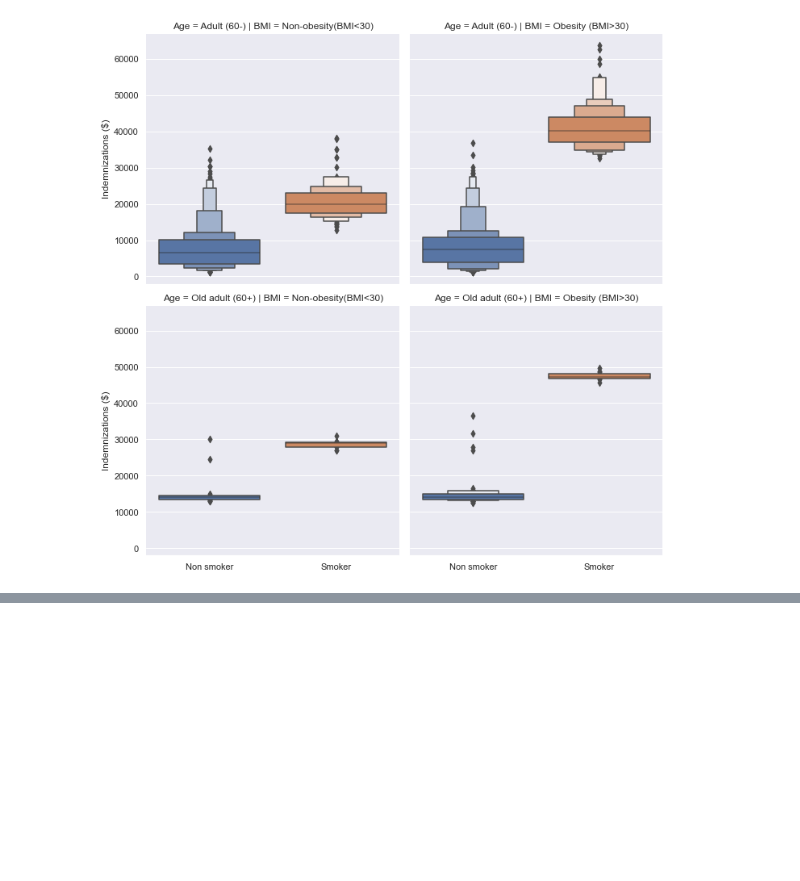
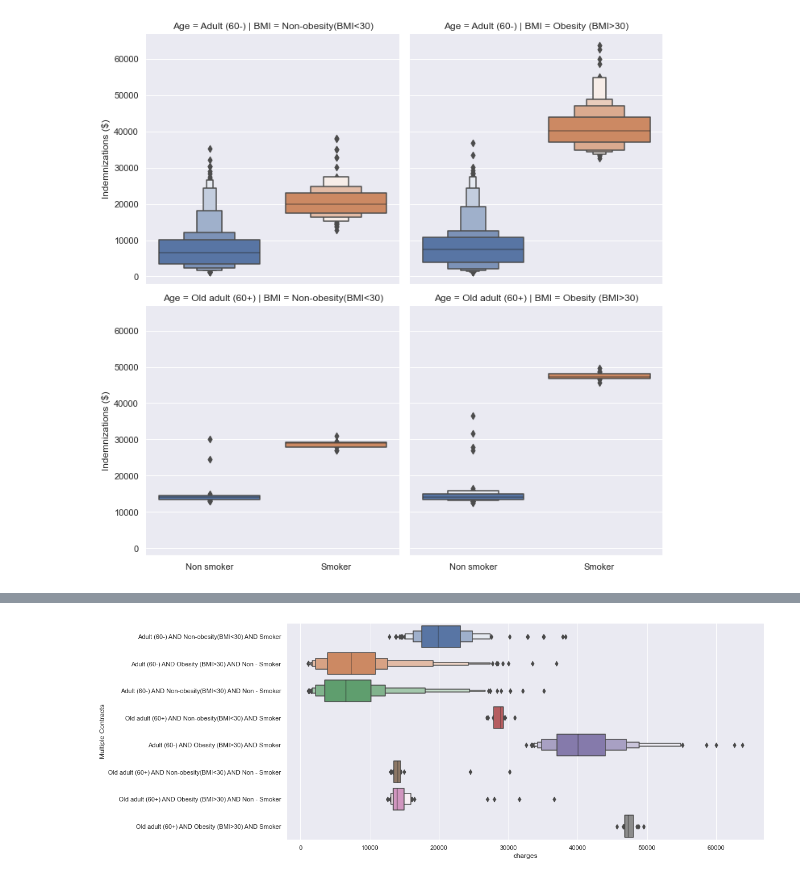
Before and after one commit to renatoquiliche/Insurance-Mathematics-Economics-ADR, a Jupyter notebook: Python Code/Clustering-meanttests-clustering_test.ipynb, the cells around one changed output, grey strips where cells are left out. Saved outputs shown, nothing was run; the diff lists cells and outputs as text; code cells hidden in the pictures; blank space fills up the shorter version.

```diff
--- a/Python Code/Clustering-meanttests-clustering_test.ipynb
+++ b/Python Code/Clustering-meanttests-clustering_test.ipynb
@@ -397,0 +475,6 @@ g = sns.catplot(y="charges", x="smoker", col="BMI", data=data_final, kind="boxen
+# %%
+b = plt.figure(figsize=(15,7))
+sns.set()
+g = sns.boxenplot(x="charges", y="Multiple Contracts", data=input_simulation)
+# %% [output]
+[figure, added]
```
Also changed, not shown: parts of 18 cells of this notebook, 3 other files.
